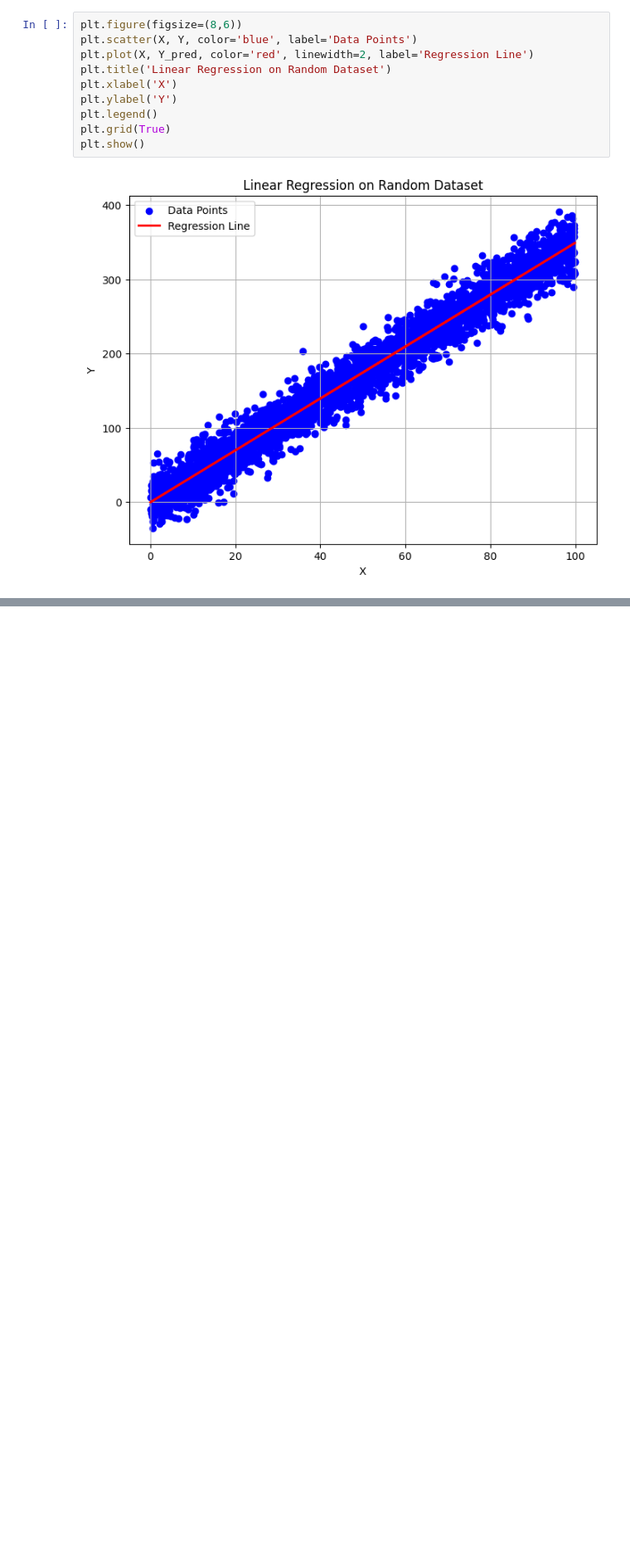
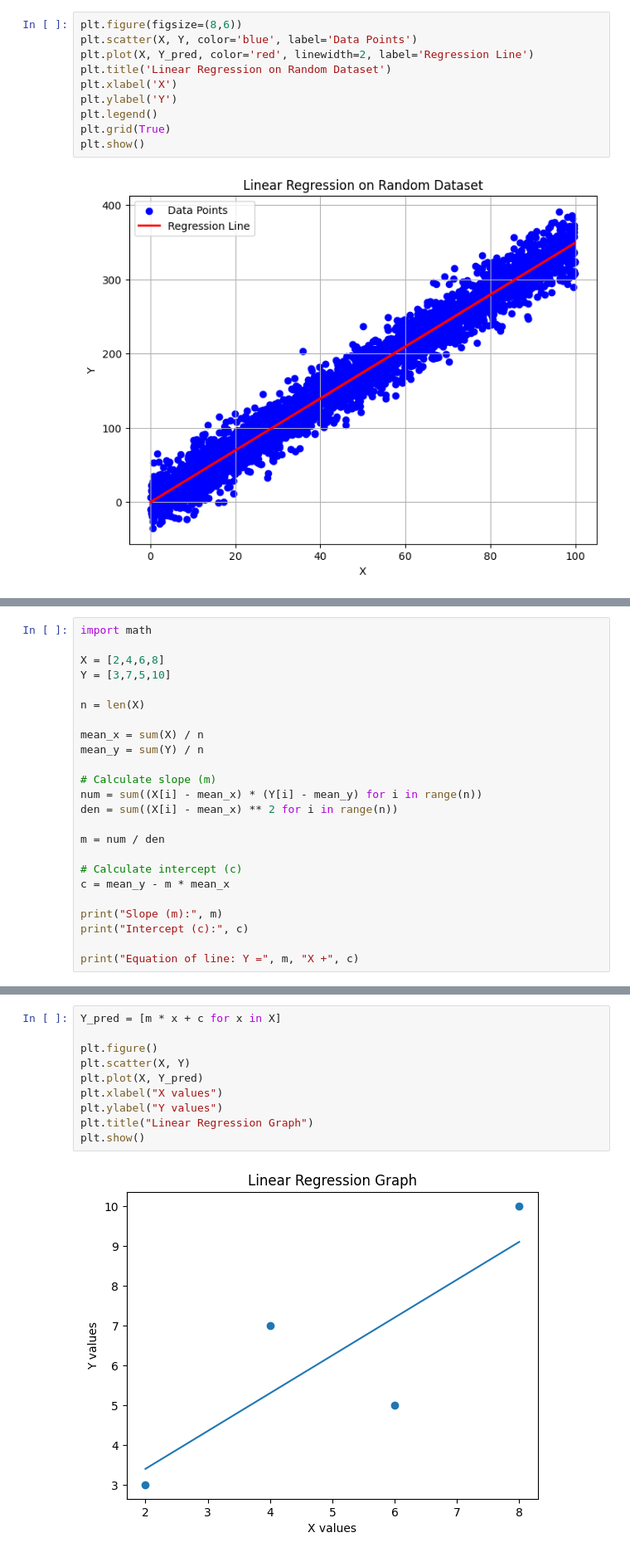
Before and after one commit to naveen03-tech/Machine-Larning, a Jupyter notebook: solution_of_linear_Regression_.ipynb, the cells around one changed output, grey strips where cells are left out. Shown at 83% size. Saved outputs shown, nothing was run; the diff lists cells and outputs as text; blank space fills up the shorter version.

```diff
--- a/solution_of_linear_Regression_.ipynb
+++ b/solution_of_linear_Regression_.ipynb
@@ -73,0 +75,24 @@ plt.show()
+# %%
+import math
+
+X = [2,4,6,8]
+Y = [3,7,5,10]
+
+n = len(X)
+
+mean_x = sum(X) / n
+mean_y = sum(Y) / n
+
+# Calculate slope (m)
+num = sum((X[i] - mean_x) * (Y[i] - mean_y) for i in range(n))
+den = sum((X[i] - mean_x) ** 2 for i in range(n))
+
+m = num / den
+
+# Calculate intercept (c)
+c = mean_y - m * mean_x
+
+print("Slope (m):", m)
+print("Intercept (c):", c)
+
+print("Equation of line: Y =", m, "X +", c)
@@ -73,0 +123,12 @@ plt.show()
+# %%
+Y_pred = [m * x + c for x in X]
+
+plt.figure()
+plt.scatter(X, Y)
+plt.plot(X, Y_pred)
+plt.xlabel("X values")
+plt.ylabel("Y values")
+plt.title("Linear Regression Graph")
+plt.show()
+# %% [output]
+[figure, added]
```
Also changed, not shown: parts of 4 cells of this notebook.
